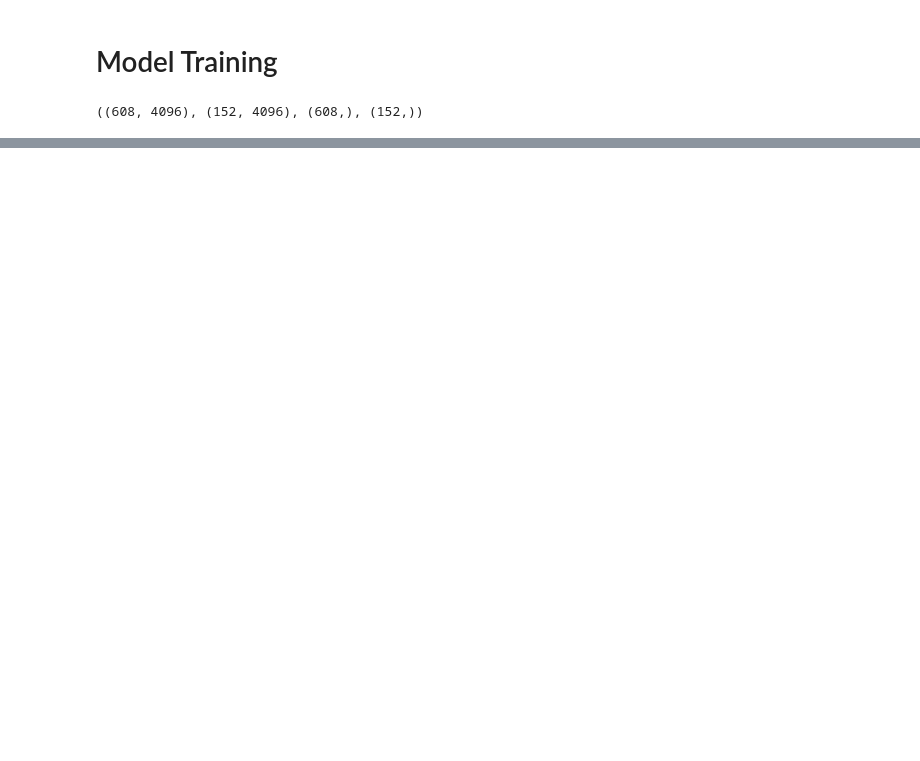
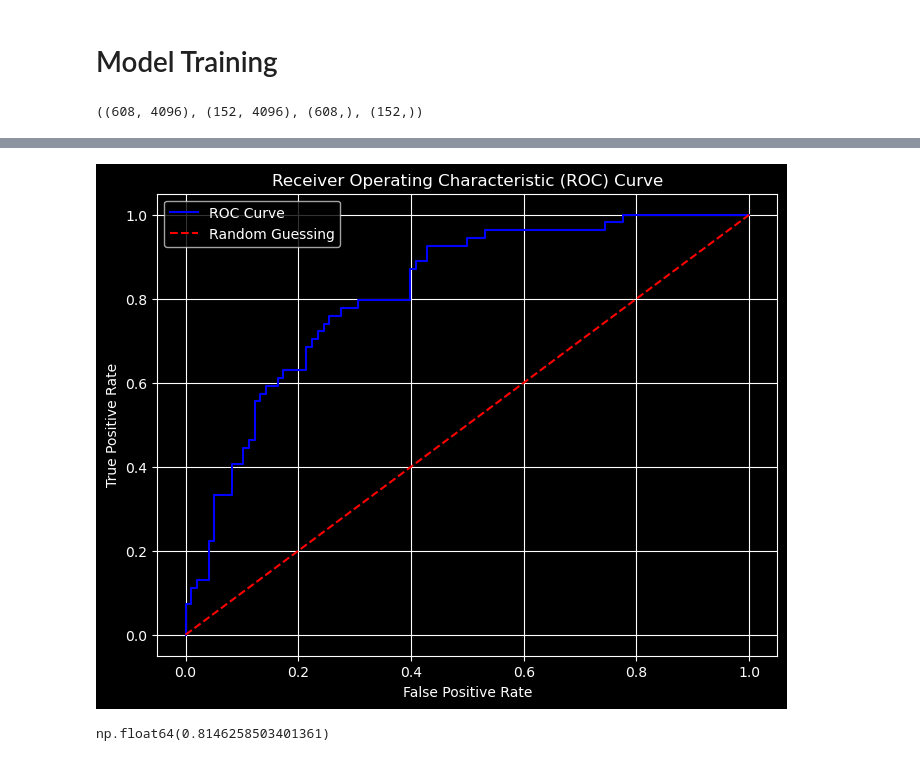
Before and after one commit to supersimple33/QuantumBattleship, a Jupyter notebook: medical.ipynb, the cells around one changed output, grey strips where cells are left out. Saved outputs shown, nothing was run; the diff lists cells and outputs as text; code cells hidden in the pictures; blank space fills up the shorter version.

Commit message:
Add classifier report and roc auc curve

```diff
--- a/medical.ipynb
+++ b/medical.ipynb
@@ -218,0 +220,5 @@ Epoch 3/3
+# %%
+predictions_proba = model.predict(test_data, batch_size=BATCH_SIZE)
+predictions = nnp.where(predictions_proba > 0, 1, -1).flatten()
+print(classification_report(test_labels, predictions, labels=[-1, 1], target_names=["Negative", "Positive"]))
+print("Model accuracy:", custom_accuracy(test_labels, predictions).numpy())
@@ -218,0 +237,19 @@ Epoch 3/3
+# %%
+from sklearn.metrics import roc_curve
+
+fpr, tpr, thresholds = roc_curve(test_labels, predictions_proba.flatten(), pos_label=1)
+
+plt.figure(figsize=(8, 6))
+plt.plot(fpr, tpr, label='ROC Curve', color='blue')
+plt.plot([0, 1], [0, 1], linestyle='--', color='red', label='Random Guessing')
+plt.xlabel('False Positive Rate')
+plt.ylabel('True Positive Rate')
+plt.title('Receiver Operating Characteristic (ROC) Curve')
+plt.legend()
+plt.grid()
+plt.show()
+
+roc_auc_score(test_labels, predictions_proba.flatten())
+# %% [output]
+[figure, added]
+np.float64(0.8146258503401361)
```
Also changed, not shown: parts of 5 cells of this notebook.
